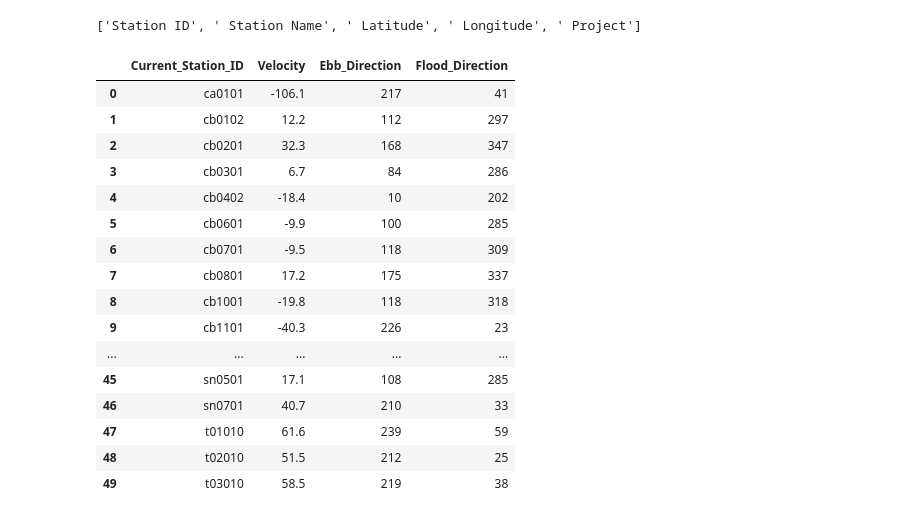
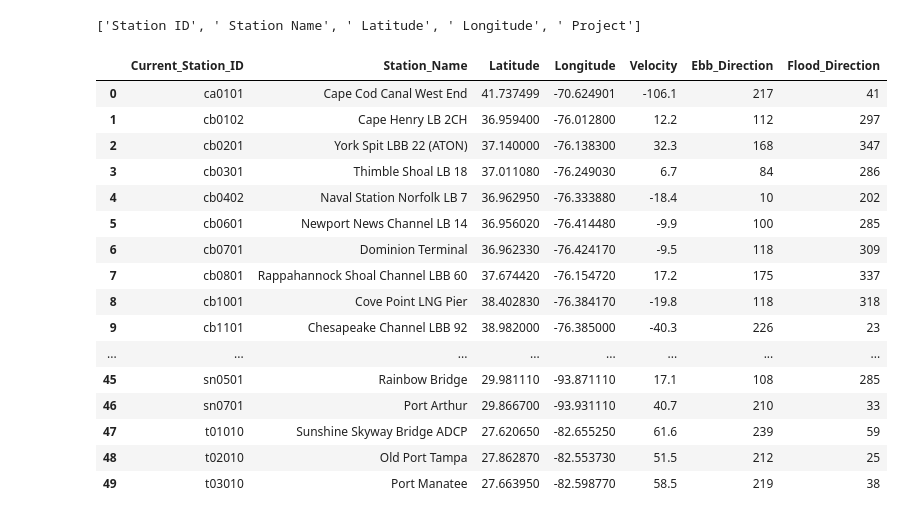
Before and after one commit to cveras33/dive-sites-ETL, a Jupyter notebook: weather_and_currents.ipynb, the cells around one changed output. Cells and saved outputs as stored; diff of their text form; code cells hidden in the pictures.

Commit message:
Made Dataframe for tides.

```diff
--- a/weather_and_currents.ipynb
+++ b/weather_and_currents.ipynb
@@ -95,8 +95,11 @@ date = "today"
 product = "currents_predictions"
 
 
-t_stations = curr_csv["Station ID"].to_list()
-t_locations = curr_csv["Station Name"].to_list()
+t_stations = curr_csv["Station_ID"].to_list()
+t_locations = curr_csv["Station_Name"].to_list()
+t_lats = curr_csv["Latitude"].to_list()
+t_lons = curr_csv["Longitude"].to_list()
+
 datum = "MTL"
 unit = "metric"
 time = "lst"
@@ -109,9 +112,11 @@ ebb = []
 flood = []
 s_result = []
 locate = []
+LAT = []
+LON = []
 
 
-for (t_station, t_location) in zip(t_stations, t_locations):
+for (t_station, t_location, t_lat, t_lon) in zip(t_stations, t_locations, t_lats, t_lons):
     try:
         t_url = f"https://api.tidesandcurrents.noaa.gov/api/prod/datagetter?date={date}&station={t_station}&product={product}&units={unit}&time_zone={time}&application={app}&format={format_j}"
         #t_url = f"https://api.tidesandcurrents.noaa.gov/api/prod/datagetter?date={date}&station={station}&product={product}&datum={datum}&units={unit}&time_zone={time}&application={app}&format={format_j}"
@@ -124,6 +129,8 @@ for (t_station, t_location) in zip(t_stations, t_locations):
         flood.append(tide_flood)
         s_result.append(t_station)
         locate.append(t_location)
+        LAT.append(t_lat)
+        LON.append(t_lon)
     except KeyError:
         print(t_station)
 # %% [output]
@@ -152,25 +173,27 @@ velo
 # %% [output]
 ['Station ID', ' Station Name', ' Latitude', ' Longitude', ' Project']
 # %%
-tides = {"Current_Station_ID": s_result, "Velocity": velo,
-                                "Ebb_Direction": ebb, "Flood_Direction": flood}
-tide_df = pd.DataFrame(tides, columns=["Current_Station_ID", "Velocity", "Ebb_Direction", "Flood_Direction"])
+tides = {"Current_Station_ID": s_result, "Station_Name": locate, "Latitude": LAT,
+         "Longitude": LON, "Velocity": velo,
+         "Ebb_Direction": ebb, "Flood_Direction": flood}
+tide_df = pd.DataFrame(tides, columns=["Current_Station_ID", "Station_Name", "Latitude", "Longitude",
+                                       "Velocity", "Ebb_Direction", "Flood_Direction"])
 tide_df
 # %% [output]
-|  | Current_Station_ID | Velocity | Ebb_Direction | Flood_Direction |
-| 0 | ca0101 | -106.1 | 217 | 41 |
-| 1 | cb0102 | 12.2 | 112 | 297 |
-| 2 | cb0201 | 32.3 | 168 | 347 |
-| 3 | cb0301 | 6.7 | 84 | 286 |
-| 4 | cb0402 | -18.4 | 10 | 202 |
-| 5 | cb0601 | -9.9 | 100 | 285 |
-| 6 | cb0701 | -9.5 | 118 | 309 |
-| 7 | cb0801 | 17.2 | 175 | 337 |
-| 8 | cb1001 | -19.8 | 118 | 318 |
-| 9 | cb1101 | -40.3 | 226 | 23 |
-| ... | ... | ... | ... | ... |
-| 45 | sn0501 | 17.1 | 108 | 285 |
-| 46 | sn0701 | 40.7 | 210 | 33 |
-| 47 | t01010 | 61.6 | 239 | 59 |
-| 48 | t02010 | 51.5 | 212 | 25 |
-| 49 | t03010 | 58.5 | 219 | 38 |
+|  | Current_Station_ID | Station_Name | Latitude | Longitude | Velocity | Ebb_Direction | Flood_Direction |
+| 0 | ca0101 | Cape Cod Canal West End | 41.737499 | -70.624901 | -106.1 | 217 | 41 |
+| 1 | cb0102 | Cape Henry LB 2CH | 36.959400 | -76.012800 | 12.2 | 112 | 297 |
+| 2 | cb0201 | York Spit LBB 22 (ATON) | 37.140000 | -76.138300 | 32.3 | 168 | 347 |
+| 3 | cb0301 | Thimble Shoal LB 18 | 37.011080 | -76.249030 | 6.7 | 84 | 286 |
+| 4 | cb0402 | Naval Station Norfolk LB 7 | 36.962950 | -76.333880 | -18.4 | 10 | 202 |
+| 5 | cb0601 | Newport News Channel LB 14 | 36.956020 | -76.414480 | -9.9 | 100 | 285 |
+| 6 | cb0701 | Dominion Terminal | 36.962330 | -76.424170 | -9.5 | 118 | 309 |
+| 7 | cb0801 | Rappahannock Shoal Channel LBB 60 | 37.674420 | -76.154720 | 17.2 | 175 | 337 |
+| 8 | cb1001 | Cove Point LNG Pier | 38.402830 | -76.384170 | -19.8 | 118 | 318 |
+| 9 | cb1101 | Chesapeake Channel LBB 92 | 38.982000 | -76.385000 | -40.3 | 226 | 23 |
+| ... | ... | ... | ... | ... | ... | ... | ... |
+| 45 | sn0501 | Rainbow Bridge | 29.981110 | -93.871110 | 17.1 | 108 | 285 |
+| 46 | sn0701 | Port Arthur | 29.866700 | -93.931110 | 40.7 | 210 | 33 |
+| 47 | t01010 | Sunshine Skyway Bridge ADCP | 27.620650 | -82.655250 | 61.6 | 239 | 59 |
+| 48 | t02010 | Old Port Tampa | 27.862870 | -82.553730 | 51.5 | 212 | 25 |
+| 49 | t03010 | Port Manatee | 27.663950 | -82.598770 | 58.5 | 219 | 38 |
```
Also changed, not shown: parts of 2 cells of this notebook, 1 other file.
